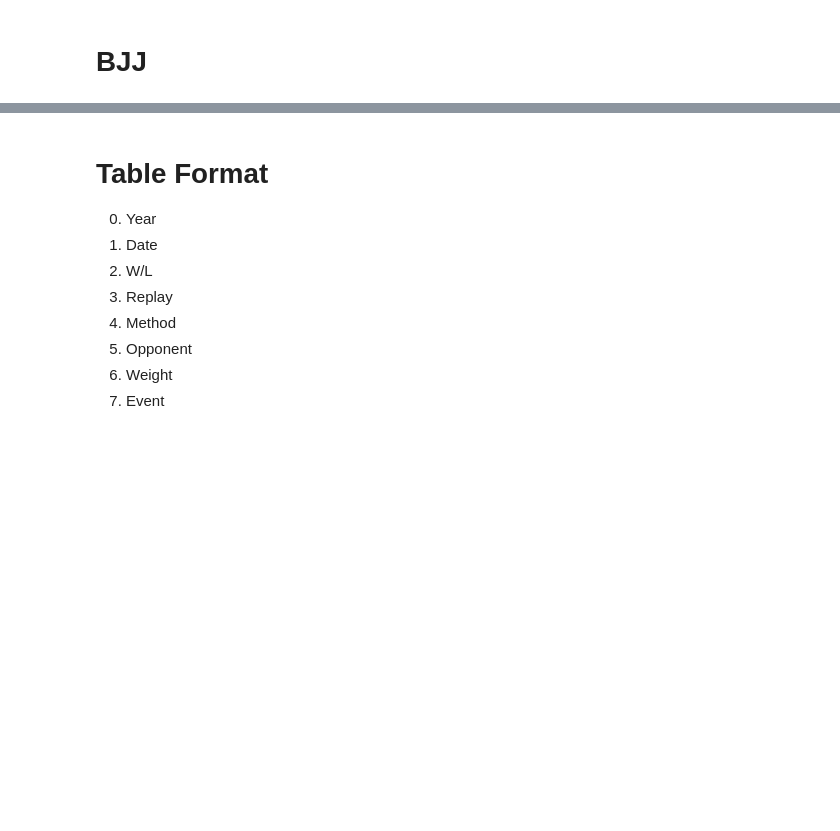
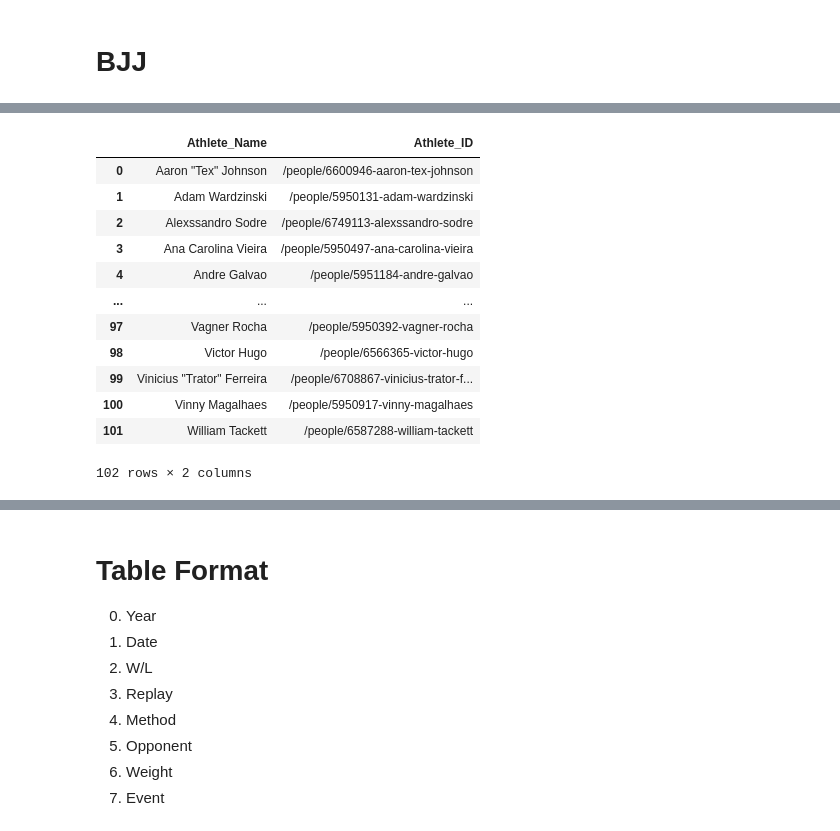
Before and after one commit to gossdante/bjj_network, a Jupyter notebook: bjj.ipynb, the cells around one changed output, grey strips where cells are left out. Cells and saved outputs as stored; diff of their text form; code cells hidden in the pictures; blank space fills up the shorter version.

Commit message:
Loop for athlete names & Ids

```diff
--- a/bjj.ipynb
+++ b/bjj.ipynb
@@ -8,7 +8,8 @@ import pandas as pd
 import numpy as np
 import re
 # %%
-# Sample Athlete
-url = 'https://www.flograppling.com/people/6566775-craig-jones'
+# Get all athletes
+url = 'https://www.flograppling.com/people'
 html = urllib.request.urlopen(url).read()
 soup = BeautifulSoup(html, 'html.parser')
+print(soup)
@@ -14,0 +34,27 @@ soup = BeautifulSoup(html, 'html.parser')
+# %%
+Athletes = pd.DataFrame(columns=['Athlete_Name','Athlete_ID'],index=range(0,1000))
+
+row = 0
+for t in soup.find_all('div', class_ = 'grid-container-item grid-container-item__min-width mb-4 ng-star-inserted'):
+    Name = t.get_text()
+    Athletes.iloc[row,0] = Name
+    for p in t('a'):
+        ID = p.get('href')
+        Athletes.iloc[row,1] = ID
+        row = row + 1
+Athletes = Athletes.dropna(axis=0,how='all')
+Athletes
+# %% [output]
+|  | Athlete_Name | Athlete_ID |
+| 0 | Aaron "Tex" Johnson | /people/6600946-aaron-tex-johnson |
+| 1 | Adam Wardzinski | /people/5950131-adam-wardzinski |
+| 2 | Alexssandro Sodre | /people/6749113-alexssandro-sodre |
+| 3 | Ana Carolina Vieira | /people/5950497-ana-carolina-vieira |
+| 4 | Andre Galvao | /people/5951184-andre-galvao |
+| ... | ... | ... |
+| 97 | Vagner Rocha | /people/5950392-vagner-rocha |
+| 98 | Victor Hugo | /people/6566365-victor-hugo |
+| 99 | Vinicius "Trator" Ferreira | /people/6708867-vinicius-trator-f... |
+| 100 | Vinny Magalhaes | /people/5950917-vinny-magalhaes |
+| 101 | William Tackett | /people/6587288-william-tackett |
+102 rows × 2 columns
```
Also changed, not shown: parts of 5 cells of this notebook.
